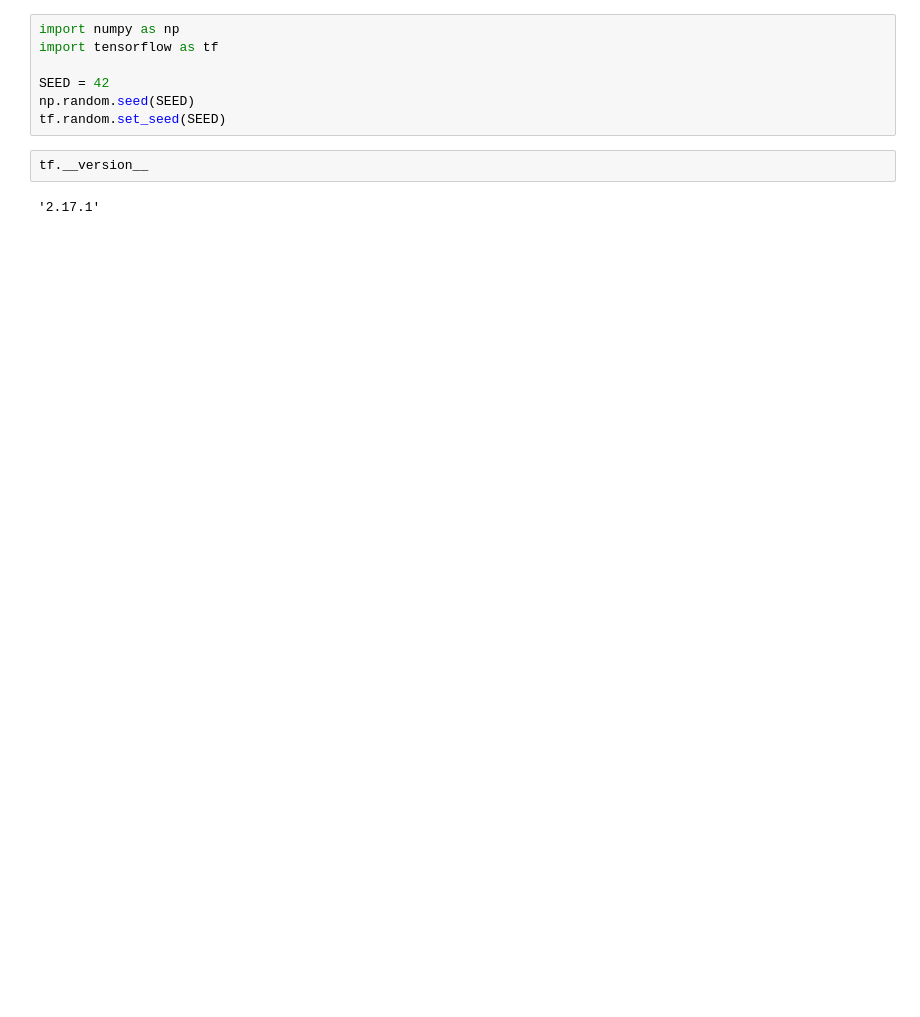
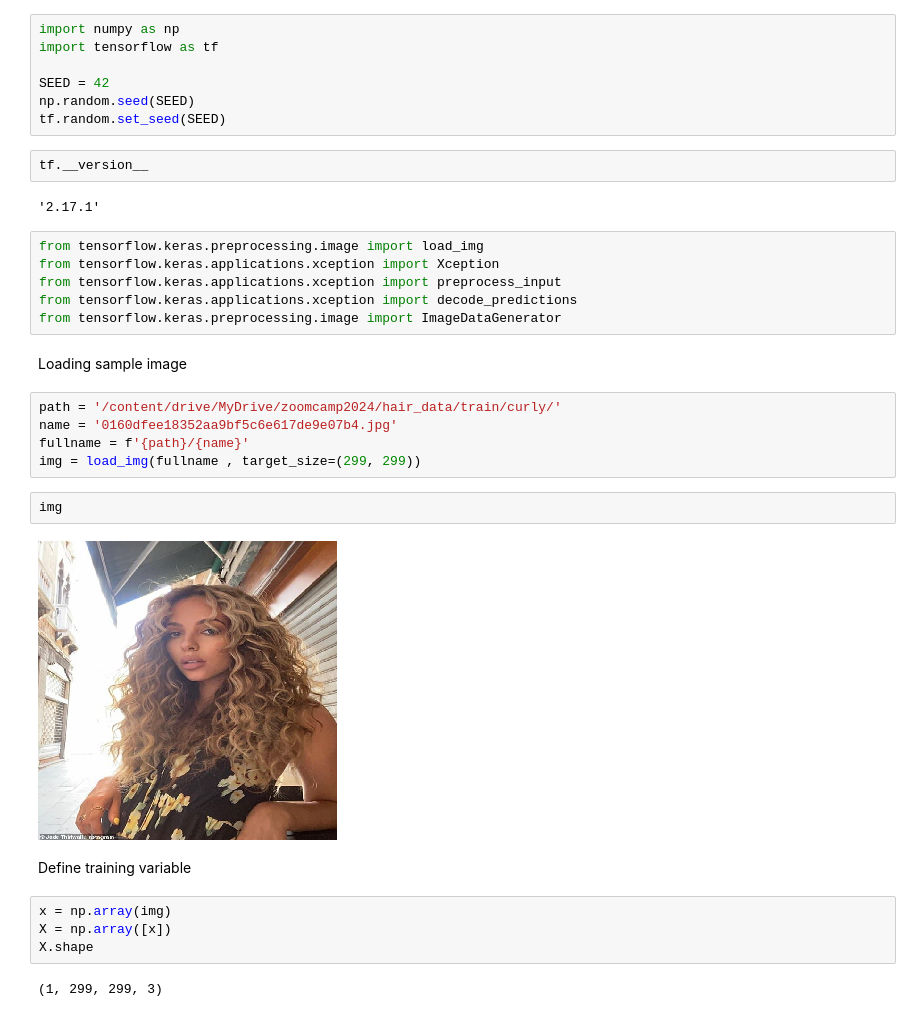
Before and after one commit to 4362725Gb/ml-zoomcamp-homework, a Jupyter notebook: 08-deep-learning/08_deep_learning.ipynb, the cells around one changed output. Cells and saved outputs as stored; diff of their text form; blank space fills up the shorter version.

Commit message:
load data - looking sample image ..

```diff
--- a/08-deep-learning/08_deep_learning.ipynb
+++ b/08-deep-learning/08_deep_learning.ipynb
@@ -50,3 +29,28 @@ tf.random.set_seed(SEED)
 tf.__version__
 # %% [output]
 '2.17.1'
+# %%
+from tensorflow.keras.preprocessing.image import load_img
+from tensorflow.keras.applications.xception import Xception
+from tensorflow.keras.applications.xception import preprocess_input
+from tensorflow.keras.applications.xception import decode_predictions
+from tensorflow.keras.preprocessing.image import ImageDataGenerator
+# %% [markdown]
+Loading sample image
+# %%
+path = '/content/drive/MyDrive/zoomcamp2024/hair_data/train/curly/'
+name = '0160dfee18352aa9bf5c6e617de9e07b4.jpg'
+fullname = f'{path}/{name}'
+img = load_img(fullname , target_size=(299, 299))
+# %%
+img
+# %% [output]
+[figure, added]
+# %% [markdown]
+Define training variable
+# %%
+x = np.array(img)
+X = np.array([x])
+X.shape
+# %% [output]
+(1, 299, 299, 3)
```
Also changed, not shown: parts of 8 cells of this notebook.
